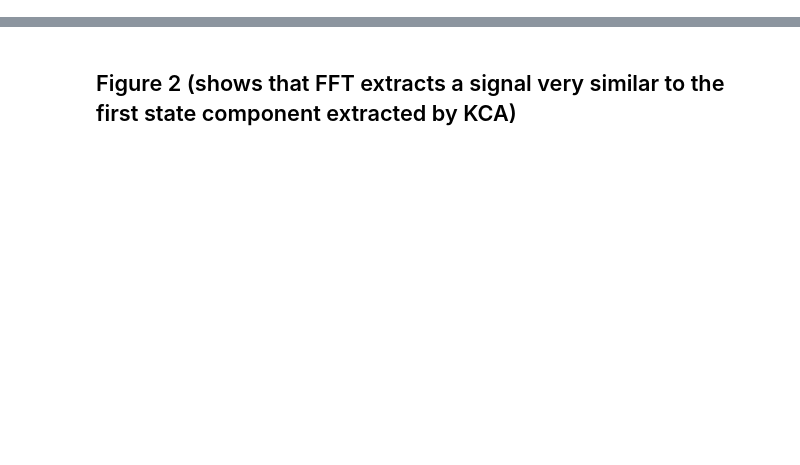
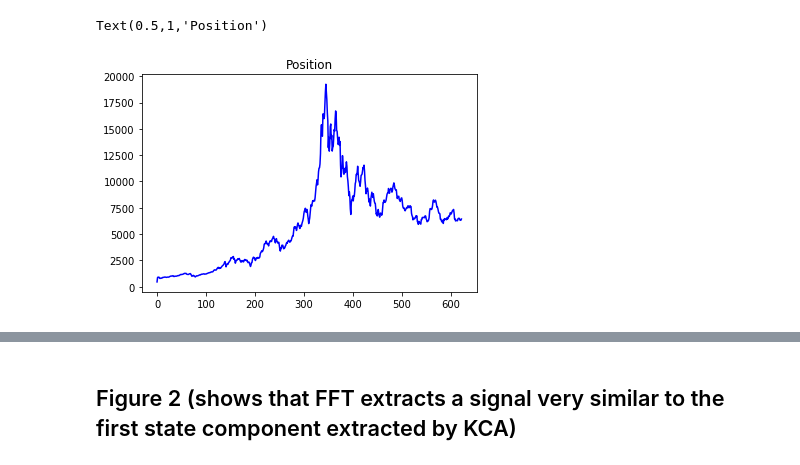
Before and after one commit to isatobo/it_prophet_quickstart, a Jupyter notebook: PriceKineticComponentAnalysis_NB3.ipynb, the cells around one changed output, grey strips where cells are left out. Drawn from its saved outputs; the diff is of its cells as text; code cells hidden in the pictures; blank space fills up the shorter version.

```diff
--- a/PriceKineticComponentAnalysis_NB3.ipynb
+++ b/PriceKineticComponentAnalysis_NB3.ipynb
@@ -120,3 +146,9 @@ Text(0.5,1,'KCA estimated mean states')
+# %%
+plt.plot(x_mean[:,0],color='blue')
+plt.title('Position')
+# %% [output]
+Text(0.5,1,'Position')
+[figure, added]
 # %%
 #velocity
 plt.plot(x_mean[:,1],color='green')
```
Also changed, not shown: parts of 31 cells of this notebook.
